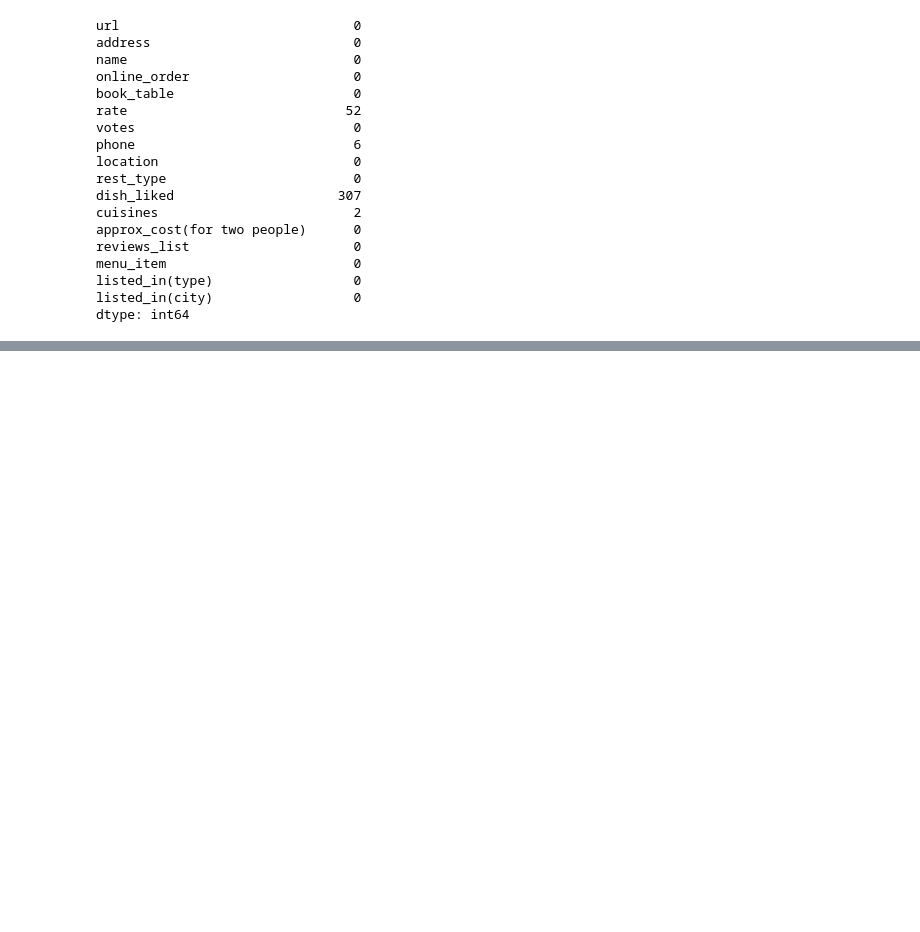
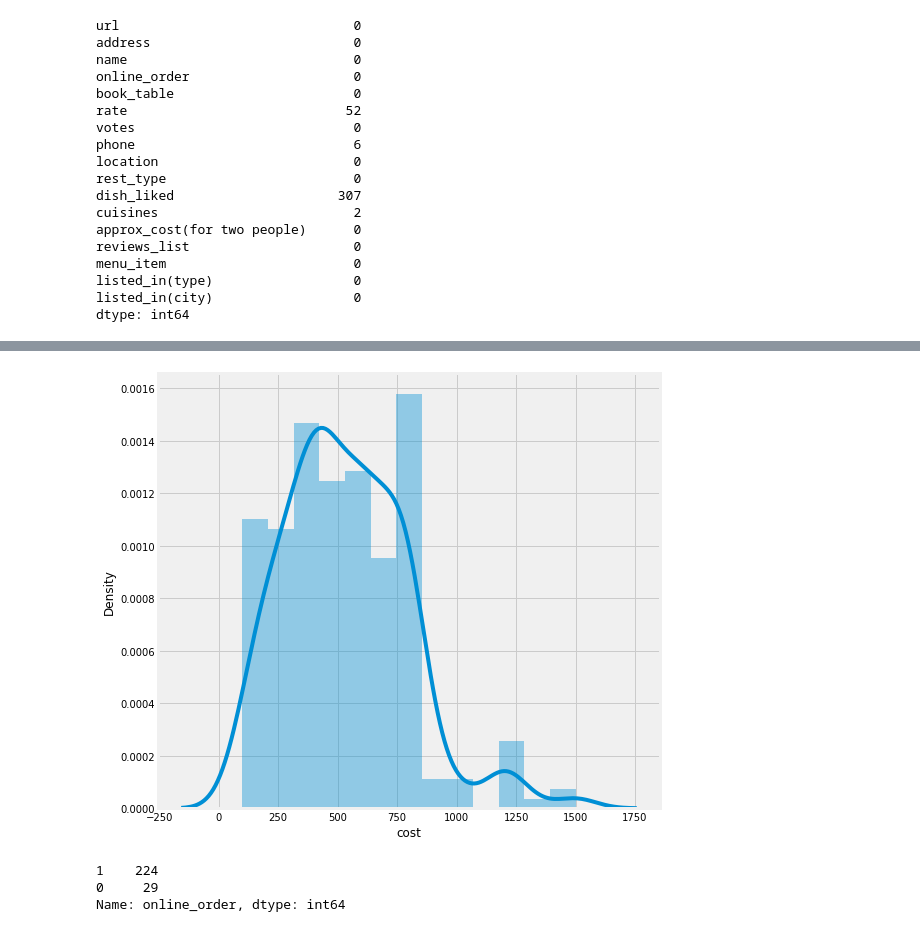
Before and after one commit to Uzmamushtaque/Projects-in-Machine-Learning-and-AI, a Jupyter notebook: Zomato.ipynb, the cells around one changed output, grey strips where cells are left out. Saved outputs shown, nothing was run; the diff lists cells and outputs as text; code cells hidden in the pictures; blank space fills up the shorter version.

```diff
--- a/Zomato.ipynb
+++ b/Zomato.ipynb
@@ -84,0 +194,6 @@ dtype: int64
+# %%
+plt.figure(figsize=(8,8))
+sns.distplot(df['cost'])
+plt.show()
+# %% [output]
+[figure, added]
@@ -84,0 +203,6 @@ dtype: int64
+# %%
+df.online_order.value_counts()
+# %% [output]
+1    224
+0     29
+Name: online_order, dtype: int64
```
Also changed, not shown: parts of 29 cells of this notebook.
